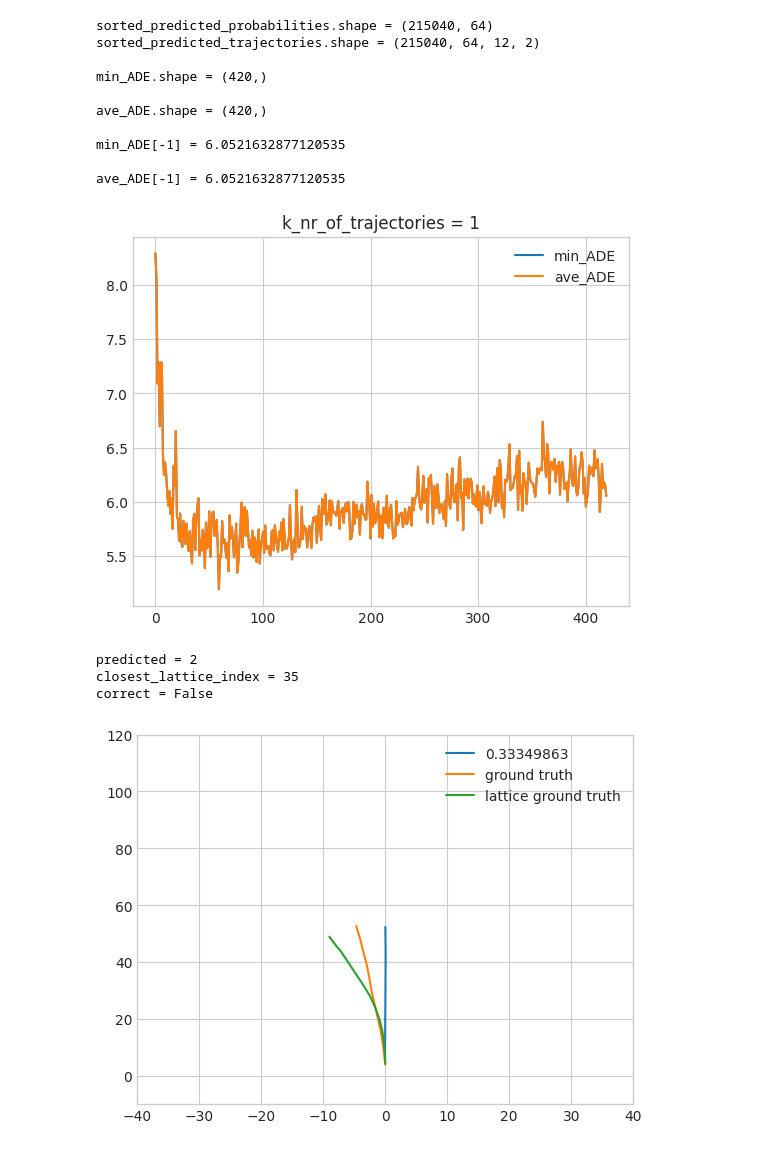
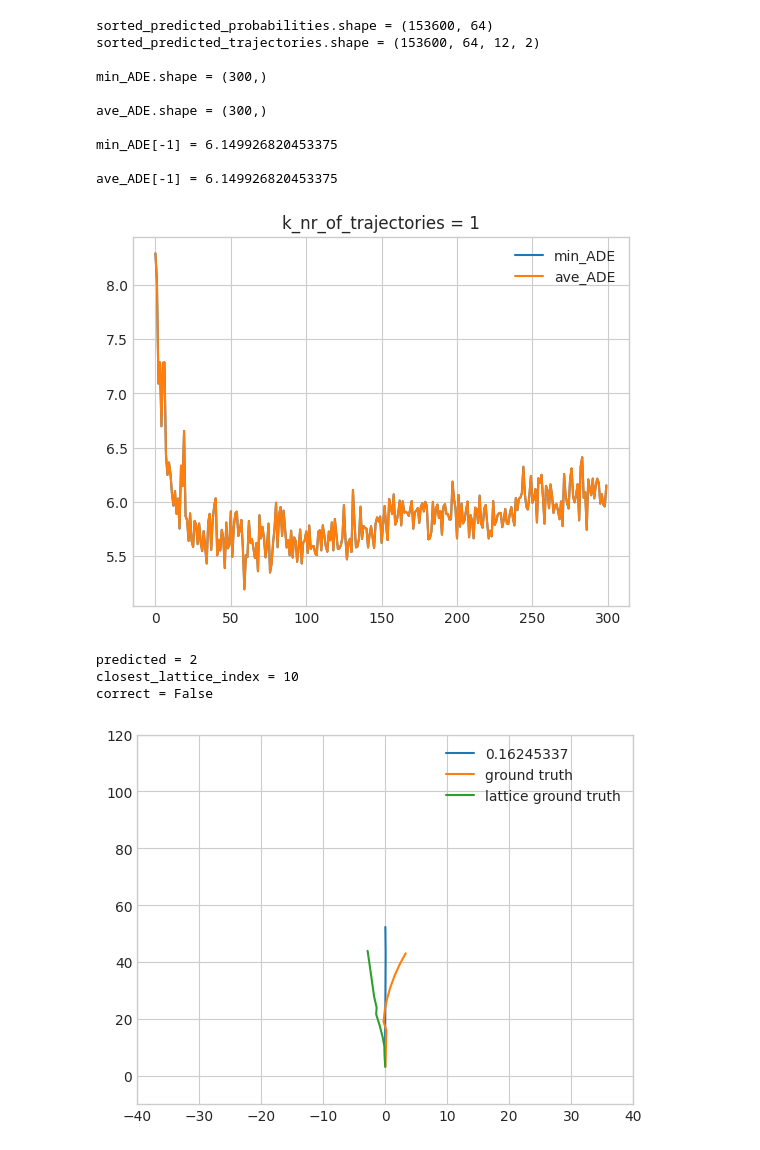
Before and after one commit to dolander1/nuscenes_dolander1, a Jupyter notebook: python-sdk/tutorials/DanielNotebook.ipynb, the cells around one changed output. Cells and saved outputs as stored; diff of their text form; code cells hidden in the pictures.

```diff
--- a/python-sdk/tutorials/DanielNotebook.ipynb
+++ b/python-sdk/tutorials/DanielNotebook.ipynb
@@ -56,16 +56,16 @@ from utilsHannes import mean_pointwise_l2_distance
 
 # epochs = [299,301]
 # legend_list = ['10*10 (299e)','500*500 (301e)']
+# num_epochs = min(epochs)
 
 # epochs = [499]
 # legend_list = ['125*125 (569e)']
 # num_epochs = 569
 
-epochs = [500]
-legend_list = ['10*10 (500e)']
-
-num_epochs = min(epochs)
-num_epochs = 420
+# With training results
+epochs = [500,501]
+legend_list = ['10*10 (570e)', '250*250 (501e)']
+num_epochs = 300
 
 # Files
 file_path_list = [f"tmpResults/results_epochs={epoch}" for epoch in epochs]
@@ -77,8 +77,8 @@ train_boolean = 'no'
 
 # Load the .npy files
 if train_boolean == 'yes':
-    logits_loaded_list = [(np.load(f'{file_path}_train_logits.npy'))[:num_epochs*512] for file_path in file_path_list]
-    ground_truth_loaded_list = [(np.load(f'{file_path}_train_ground_truth.npy'))[:num_epochs*512] for file_path in file_path_list]
+    logits_loaded_list = [(np.load(f'{file_path}_train_logits.npy'))[:num_epochs*2048] for file_path in file_path_list]
+    ground_truth_loaded_list = [(np.load(f'{file_path}_train_ground_truth.npy'))[:num_epochs*2048] for file_path in file_path_list]
 elif train_boolean == 'no':
     logits_loaded_list = [(np.load(f'{file_path}_val_logits.npy'))[:num_epochs*512] for file_path in file_path_list]
     ground_truth_loaded_list = [(np.load(f'{file_path}_val_ground_truth.npy'))[:num_epochs*512] for file_path in file_path_list]
@@ -121,12 +121,15 @@ def get_sorted_most_likely_trajectories(logits: np.ndarray, lattice: np.ndarray)
     return sortedProbabilities, sortedTrajectories
 
 
-def get_ADE_for_k_trajectories(sorted_predicted_trajectories, ground_truth_trajectories, k_nr_of_trajectories): # -> Tuple[np.array, np.array]:
+def get_ADE_for_k_trajectories(sorted_predicted_trajectories, ground_truth_trajectories, k_nr_of_trajectories, train_boolean): # -> Tuple[np.array, np.array]:
 
     top_k_trajectories = sorted_predicted_trajectories[:,:k_nr_of_trajectories,:,:]
 
     n_epochs = num_epochs # TODO, automate
-    n_datapoints_per_epoch = 512 # TODO, automate
+    if train_boolean == 'yes':
+        n_datapoints_per_epoch = 2048 # TODO, automate
+    else:
+        n_datapoints_per_epoch = 512 # TODO, automate
 
     ave_ADE = np.zeros([n_datapoints_per_epoch, n_epochs])
     min_ADE = np.zeros([n_datapoints_per_epoch, n_epochs])
@@ -192,39 +195,43 @@ ave_ADE_list[0][-1] = 7.7464576605140865
 # %%
 ############## Calculate and plot one files
 
 k_nr_of_trajectories = 1
 
 sorted_predicted_probabilities, sorted_predicted_trajectories = get_sorted_most_likely_trajectories(logits_loaded_list[file_number], lattice)
-min_ADE, ave_ADE = get_ADE_for_k_trajectories(sorted_predicted_trajectories, ground_truth_loaded_list[file_number], k_nr_of_trajectories)
+min_ADE, ave_ADE = get_ADE_for_k_trajectories(sorted_predicted_trajectories, ground_truth_loaded_list[file_number], k_nr_of_trajectories, train_boolean)
 
 print(f"sorted_predicted_probabilities.shape = {sorted_predicted_probabilities.shape}")
 print(f"sorted_predicted_trajectories.shape = {sorted_predicted_trajectories.shape}")
 print(f"\nmin_ADE.shape = {min_ADE.shape}")
 print(f"\nave_ADE.shape = {ave_ADE.shape}")
 print(f"\nmin_ADE[-1] = {min_ADE[-1]}")
 print(f"\nave_ADE[-1] = {ave_ADE[-1]}")
 
 ### One file ###
 plt.plot(min_ADE, label="min_ADE")
 plt.plot(ave_ADE, label="ave_ADE")
 plt.legend();
 plt.title(f"k_nr_of_trajectories = {k_nr_of_trajectories}");
 # %% [output]
-sorted_predicted_probabilities.shape = (215040, 64)
-sorted_predicted_trajectories.shape = (215040, 64, 12, 2)
+sorted_predicted_probabilities.shape = (153600, 64)
+sorted_predicted_trajectories.shape = (153600, 64, 12, 2)
 
-min_ADE.shape = (420,)
+min_ADE.shape = (300,)
 
-ave_ADE.shape = (420,)
+ave_ADE.shape = (300,)
 
-min_ADE[-1] = 6.0521632877120535
+min_ADE[-1] = 6.149926820453375
 
-ave_ADE[-1] = 6.0521632877120535
+ave_ADE[-1] = 6.149926820453375
-[figure, old version]
+[figure, new version]
 # %%
 ## Plot prediction vs ground truth
-
-test_index = 163805
+epoch = 40
+index = 4
+if train_boolean == 'yes':
+    test_index = epoch*2048 + index
+else:
+    test_index = epoch*512 + index
 
 nrOfTopTrajectories = 1
 ground_truth_trajectory = ground_truth_loaded_list[file_number][test_index]
@@ -253,9 +260,9 @@ plt.plot(lattice[closest_lattice_index,:,0],lattice[closest_lattice_index,:,1],
 plt.ylim([-10,120]); plt.xlim([-40,40]); plt.legend(); plt.show()
 # %% [output]
 predicted = 2
-closest_lattice_index = 35
+closest_lattice_index = 10
 correct = False
-[figure, old version]
+[figure, new version]
 # %%
 ## Plot loss and accuracy
 
```
Also changed, not shown: parts of 3 cells of this notebook, 1 other file.
